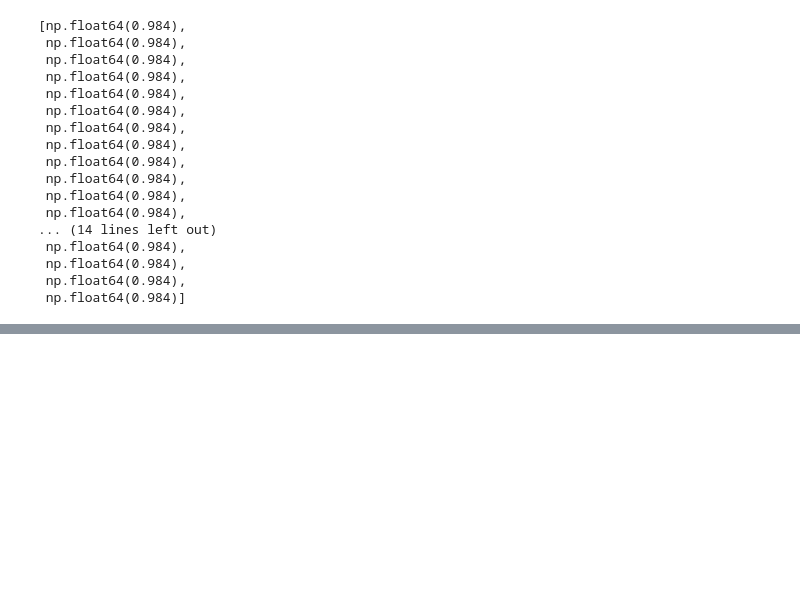
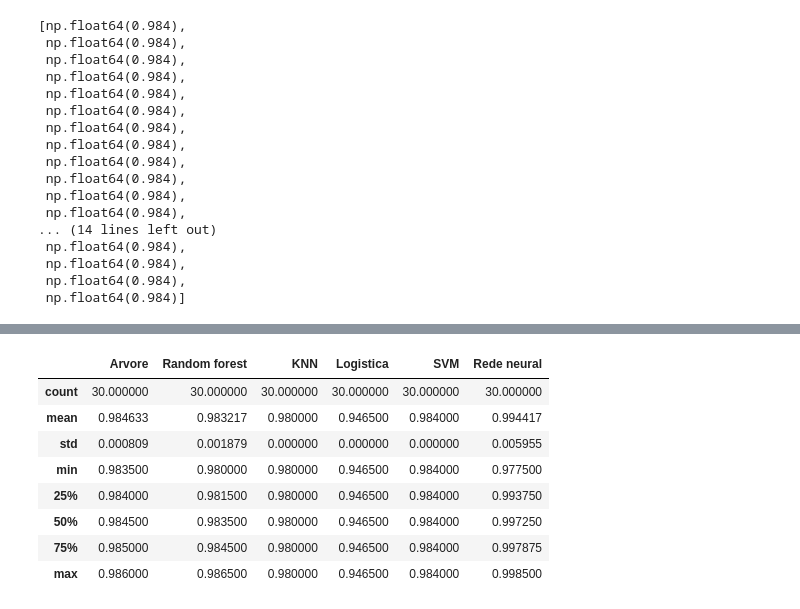
Before and after one commit to YtalloPereira/cursoml-datascience-praticas, a Jupyter notebook: notebooks/lab_base_credit.ipynb, the cells around one changed output, grey strips where cells are left out. Saved outputs shown, nothing was run; the diff lists cells and outputs as text; code cells hidden in the pictures; blank space fills up the shorter version.

```diff
--- a/notebooks/lab_base_credit.ipynb
+++ b/notebooks/lab_base_credit.ipynb
@@ -1606,0 +1636,13 @@ resultados_rede_neural
+# %%
+descricao = resultados.describe().map(lambda x: f"{x:.6f}")
+descricao
+# %% [output]
+|  | Arvore | Random forest | KNN | Logistica | SVM | Rede neural |
+| count | 30.000000 | 30.000000 | 30.000000 | 30.000000 | 30.000000 | 30.000000 |
+| mean | 0.984633 | 0.983217 | 0.980000 | 0.946500 | 0.984000 | 0.994417 |
+| std | 0.000809 | 0.001879 | 0.000000 | 0.000000 | 0.000000 | 0.005955 |
+| min | 0.983500 | 0.980000 | 0.980000 | 0.946500 | 0.984000 | 0.977500 |
+| 25% | 0.984000 | 0.981500 | 0.980000 | 0.946500 | 0.984000 | 0.993750 |
+| 50% | 0.984500 | 0.983500 | 0.980000 | 0.946500 | 0.984000 | 0.997250 |
+| 75% | 0.985000 | 0.984500 | 0.980000 | 0.946500 | 0.984000 | 0.997875 |
+| max | 0.986000 | 0.986500 | 0.980000 | 0.946500 | 0.984000 | 0.998500 |
```
Also changed, not shown: parts of 10 cells of this notebook.
